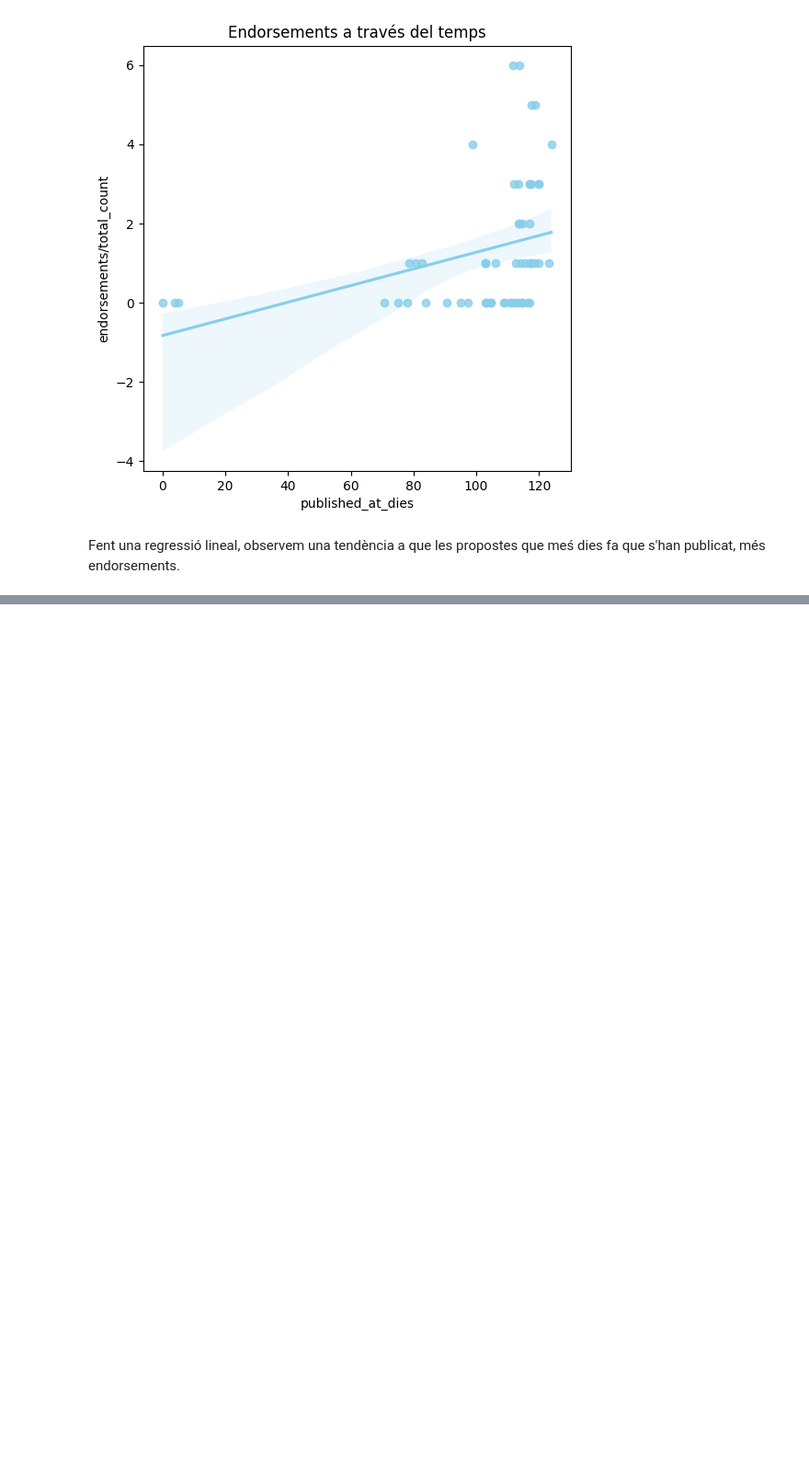
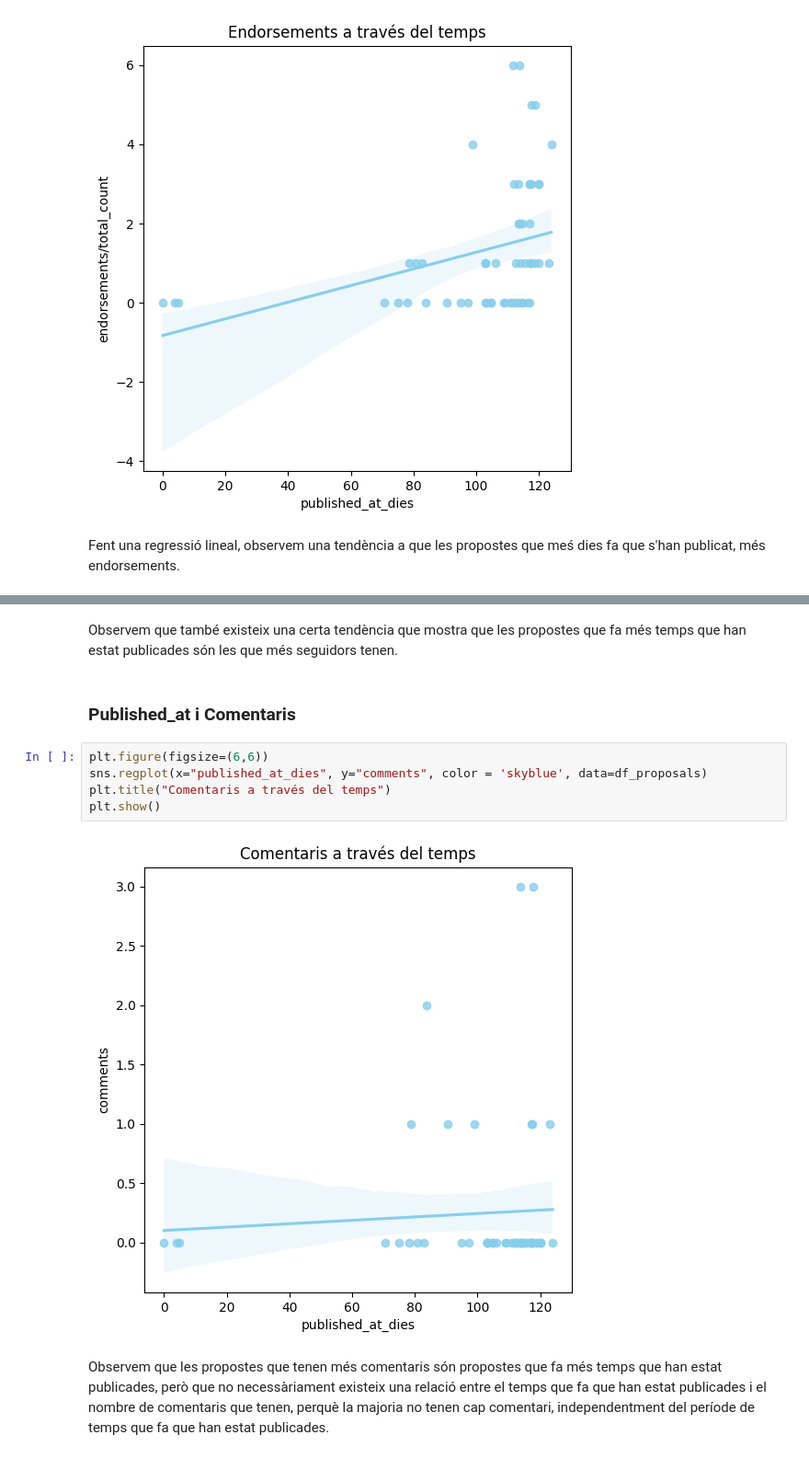
Before and after one commit to NoOPeEKS/dades-assemblea-clima, a Jupyter notebook: exploracio_csv.ipynb, the cells around one changed output, grey strips where cells are left out. Shown: that part at 92% size. Drawn from its saved outputs; the diff is of its cells as text; blank space fills up the shorter version.

```diff
--- a/exploracio_csv.ipynb
+++ b/exploracio_csv.ipynb
@@ -843,0 +864,13 @@ Fent una regressió lineal, observem una tendència a que les propostes que meś
+# %% [markdown]
+Observem que també existeix una certa tendència que mostra que les propostes que fa més temps que han estat publicades són les que més seguidors tenen.
+# %% [markdown]
+### Published_at i Comentaris
+# %%
+plt.figure(figsize=(6,6))
+sns.regplot(x="published_at_dies", y="comments", color = 'skyblue', data=df_proposals)
+plt.title("Comentaris a través del temps")
+plt.show()
+# %% [output]
+[figure, added]
+# %% [markdown]
+Observem que les propostes que tenen més comentaris són propostes que fa més temps que han estat publicades, però que no necessàriament existeix una relació entre el temps que fa que han estat publicades i el nombre de comentaris que tenen, perquè la majoria no tenen cap comentari, independentment del període de temps que fa que han estat publicades.
```
Also changed, not shown: parts of 10 cells of this notebook.
